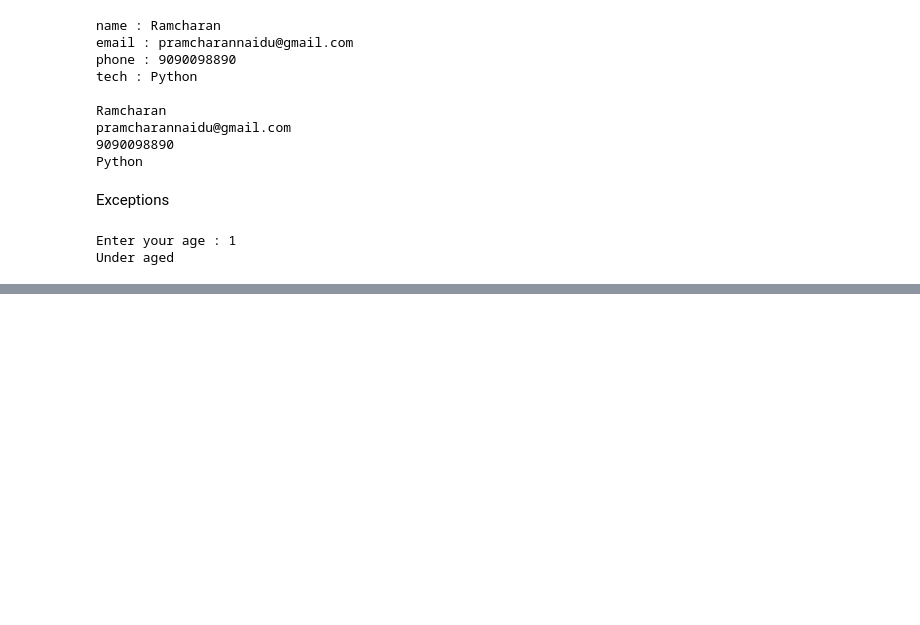
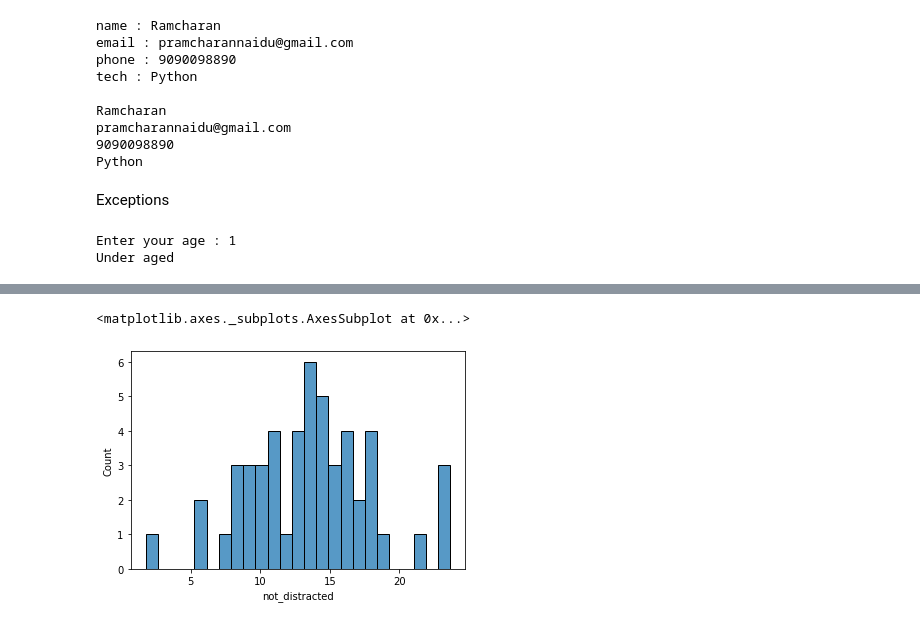
Before and after one commit to palleramcharan/Pythonpractice, a Jupyter notebook: FreeCodeCampPractice.ipynb, the cells around one changed output, grey strips where cells are left out. Saved outputs shown, nothing was run; the diff lists cells and outputs as text; code cells hidden in the pictures; blank space fills up the shorter version.

```diff
--- a/FreeCodeCampPractice.ipynb
+++ b/FreeCodeCampPractice.ipynb
@@ -1065,0 +1101,3 @@ Under aged
+# %%
+crash_df=sns.load_dataset('car_crashes')
+crash_df
@@ -1065,0 +1122,7 @@ Under aged
+# %%
+#Distribution Plot    distplot is depricated so using histplot
+dist_plot=sns.histplot(crash_df['not_distracted'],kde=False,bins=25,)
+dist_plot
+# %% [output]
+<matplotlib.axes._subplots.AxesSubplot at 0x...>
+[figure, added]
```
Also changed, not shown: parts of 6 cells of this notebook.
